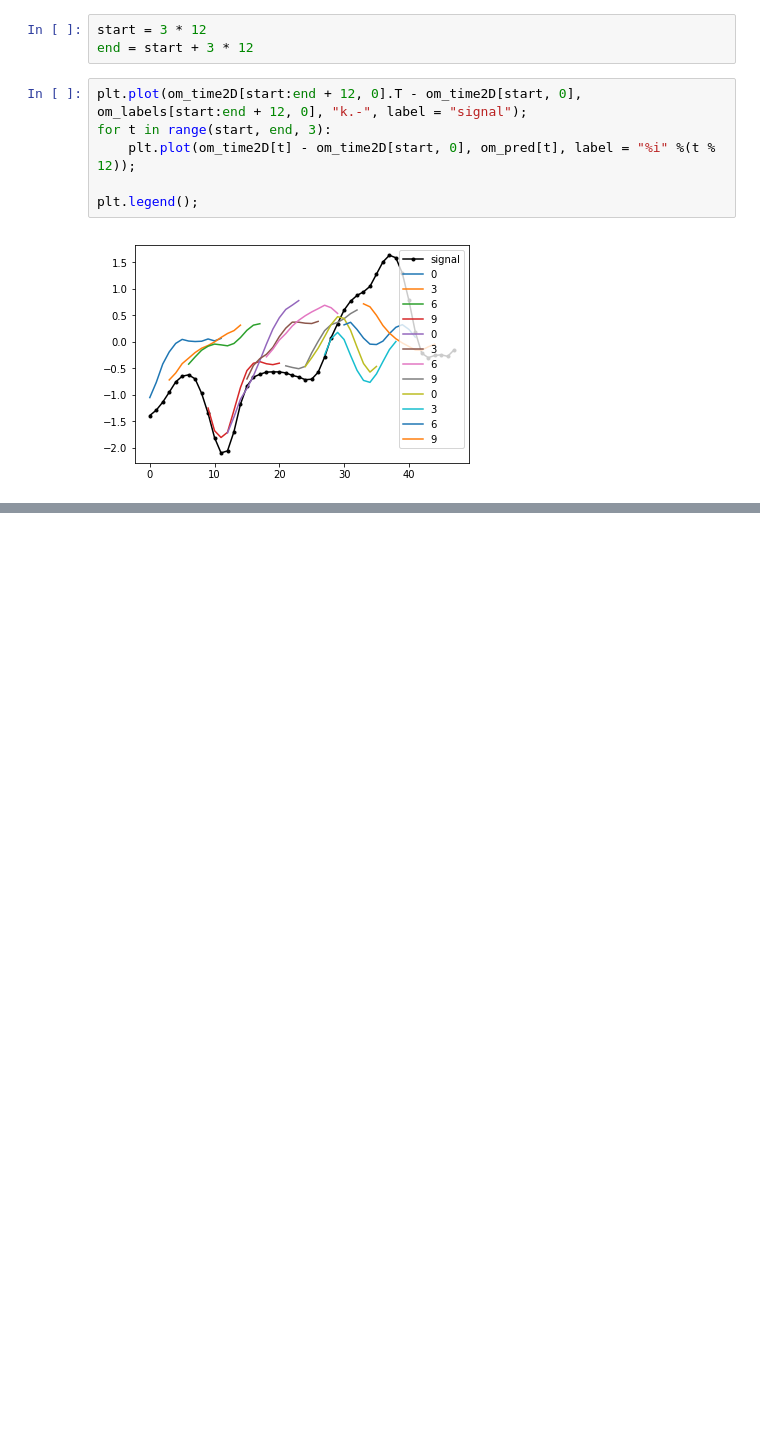
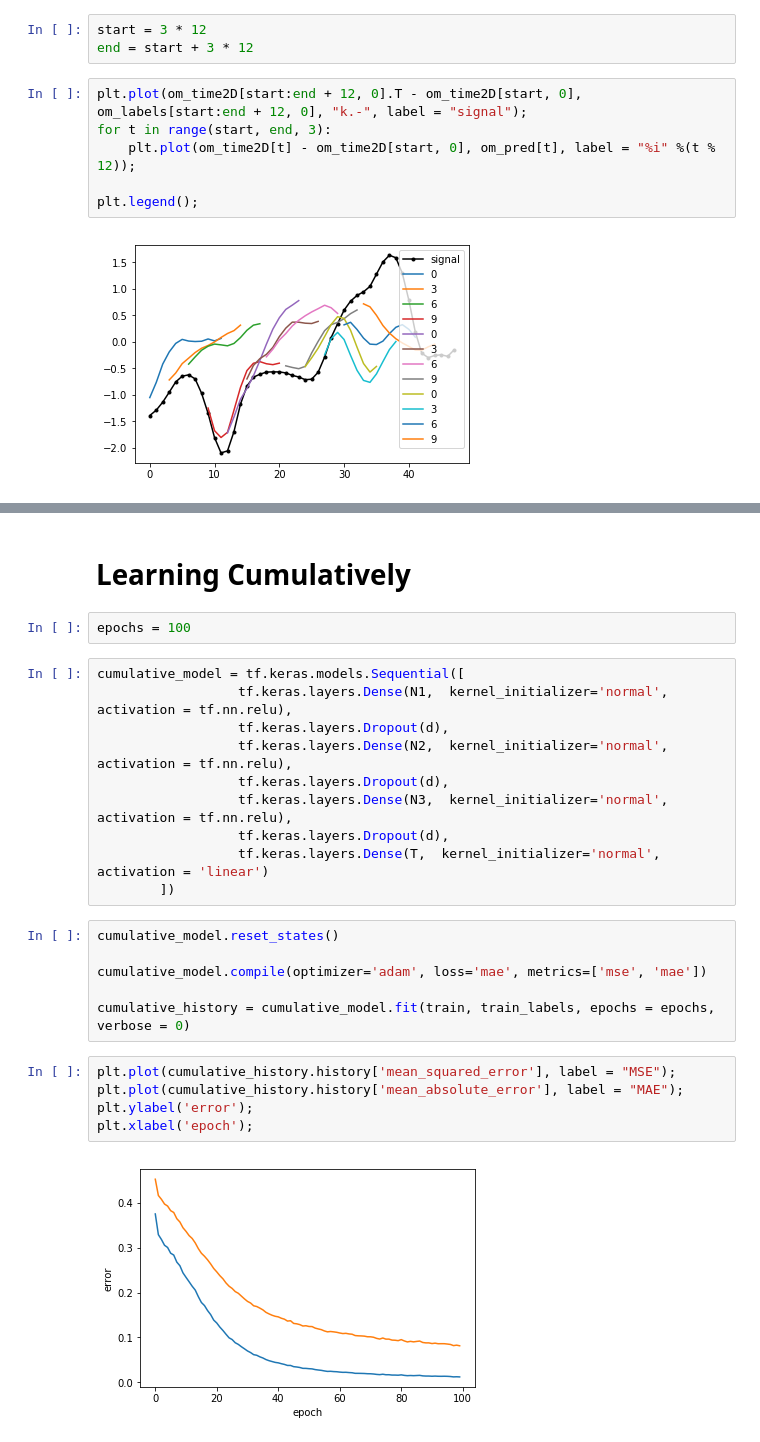
Before and after one commit to paula-gradu/El-Nino, a Jupyter notebook: Regression Using Feed-Forward Neural Network [REDUCED FEATURE SET].ipynb, the cells around one changed output, grey strips where cells are left out. Drawn from its saved outputs; the diff is of its cells as text; blank space fills up the shorter version.

```diff
--- a/Regression Using Feed-Forward Neural Network [REDUCED FEATURE SET].ipynb
+++ b/Regression Using Feed-Forward Neural Network [REDUCED FEATURE SET].ipynb
@@ -393,0 +521,27 @@ plt.legend();
+# %% [markdown]
+# Learning Cumulatively
+# %%
+epochs = 100
+# %%
+cumulative_model = tf.keras.models.Sequential([
+                  tf.keras.layers.Dense(N1,  kernel_initializer='normal', activation = tf.nn.relu),
+                  tf.keras.layers.Dropout(d),
+                  tf.keras.layers.Dense(N2,  kernel_initializer='normal', activation = tf.nn.relu),
+                  tf.keras.layers.Dropout(d),
+                  tf.keras.layers.Dense(N3,  kernel_initializer='normal', activation = tf.nn.relu),
+                  tf.keras.layers.Dropout(d),
+                  tf.keras.layers.Dense(T,  kernel_initializer='normal', activation = 'linear')
+        ])
+# %%
+cumulative_model.reset_states()
+
+cumulative_model.compile(optimizer='adam', loss='mae', metrics=['mse', 'mae'])
+
+cumulative_history = cumulative_model.fit(train, train_labels, epochs = epochs, verbose = 0)
+# %%
+plt.plot(cumulative_history.history['mean_squared_error'], label = "MSE");
+plt.plot(cumulative_history.history['mean_absolute_error'], label = "MAE");
+plt.ylabel('error');
+plt.xlabel('epoch');
+# %% [output]
+[figure, added]
```
Also changed, not shown: parts of 32 cells of this notebook, 1 other file.
